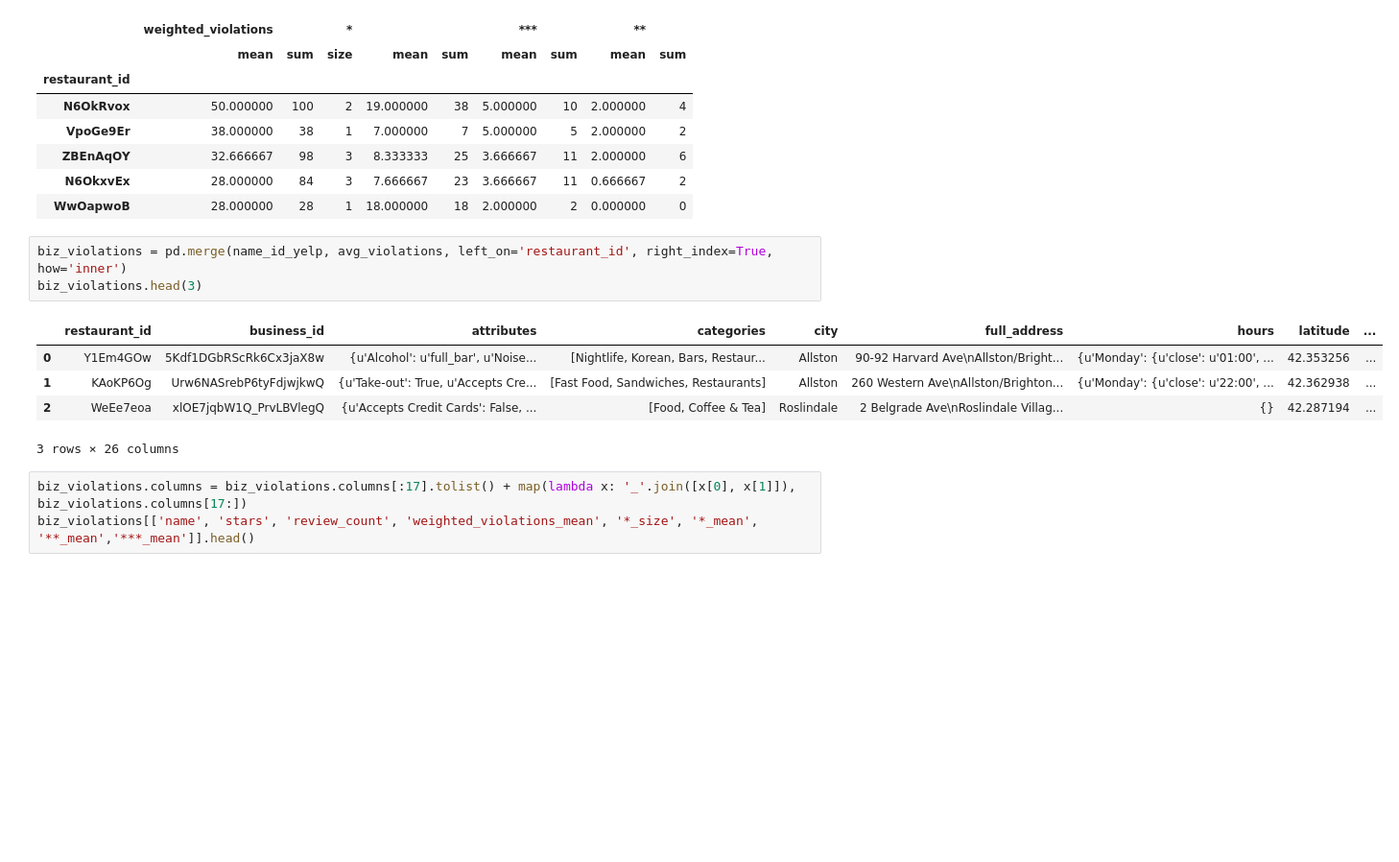
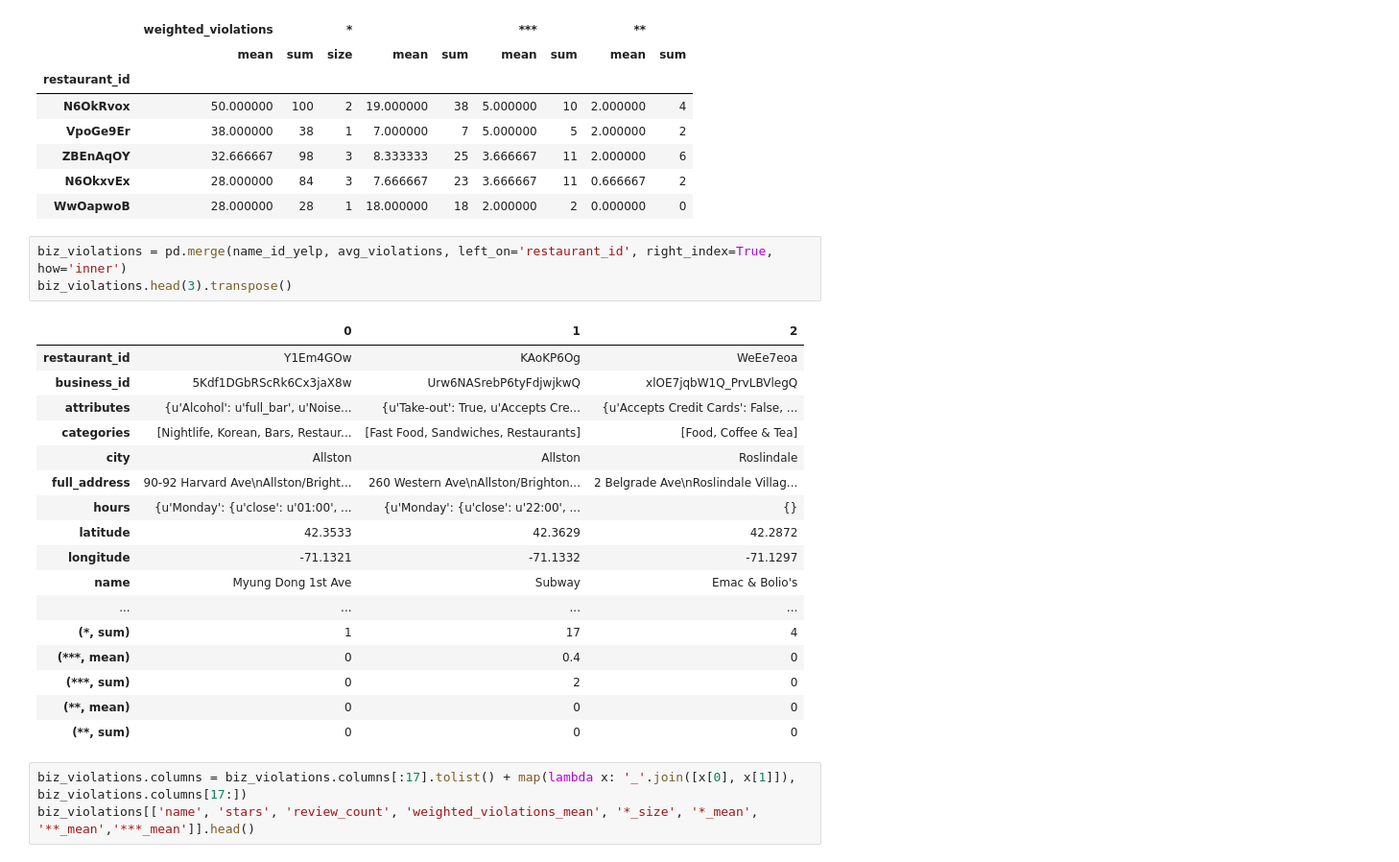
Before and after one commit to jhalverson/data_science, a Jupyter notebook: project_boston_restaurants/part_2_yelp_business_data.ipynb, the cells around one changed output. Shown at 96% size. Drawn from its saved outputs; the diff is of its cells as text; blank space fills up the shorter version.

```diff
--- a/project_boston_restaurants/part_2_yelp_business_data.ipynb
+++ b/project_boston_restaurants/part_2_yelp_business_data.ipynb
@@ -88,13 +115,25 @@ avg_violations.sort_values([('weighted_violations', 'mean')], ascending=False).h
 | WwOapwoB | 28.000000 | 28 | 1 | 18.000000 | 18 | 2.000000 | 2 | 0.000000 | 0 |
 # %%
 biz_violations = pd.merge(name_id_yelp, avg_violations, left_on='restaurant_id', right_index=True, how='inner')
-biz_violations.head(3)
+biz_violations.head(3).transpose()
 # %% [output]
-|  | restaurant_id | business_id | attributes | categories | city | full_address | hours | latitude | ... |
-| 0 | Y1Em4GOw | 5Kdf1DGbRScRk6Cx3jaX8w | {u'Alcohol': u'full_bar', u'Noise... | [Nightlife, Korean, Bars, Restaur... | Allston | 90-92 Harvard Ave\nAllston/Bright... | {u'Monday': {u'close': u'01:00', ... | 42.353256 | ... |
-| 1 | KAoKP6Og | Urw6NASrebP6tyFdjwjkwQ | {u'Take-out': True, u'Accepts Cre... | [Fast Food, Sandwiches, Restaurants] | Allston | 260 Western Ave\nAllston/Brighton... | {u'Monday': {u'close': u'22:00', ... | 42.362938 | ... |
-| 2 | WeEe7eoa | xlOE7jqbW1Q_PrvLBVlegQ | {u'Accepts Credit Cards': False, ... | [Food, Coffee & Tea] | Roslindale | 2 Belgrade Ave\nRoslindale Villag... | {} | 42.287194 | ... |
+|  | 0 | 1 | 2 |
+| restaurant_id | Y1Em4GOw | KAoKP6Og | WeEe7eoa |
+| business_id | 5Kdf1DGbRScRk6Cx3jaX8w | Urw6NASrebP6tyFdjwjkwQ | xlOE7jqbW1Q_PrvLBVlegQ |
+| attributes | {u'Alcohol': u'full_bar', u'Noise... | {u'Take-out': True, u'Accepts Cre... | {u'Accepts Credit Cards': False, ... |
+| categories | [Nightlife, Korean, Bars, Restaur... | [Fast Food, Sandwiches, Restaurants] | [Food, Coffee & Tea] |
+| city | Allston | Allston | Roslindale |
+| full_address | 90-92 Harvard Ave\nAllston/Bright... | 260 Western Ave\nAllston/Brighton... | 2 Belgrade Ave\nRoslindale Villag... |
+| hours | {u'Monday': {u'close': u'01:00', ... | {u'Monday': {u'close': u'22:00', ... | {} |
+| latitude | 42.3533 | 42.3629 | 42.2872 |
+| longitude | -71.1321 | -71.1332 | -71.1297 |
+| name | Myung Dong 1st Ave | Subway | Emac & Bolio's |
+| ... | ... | ... | ... |
+| (*, sum) | 1 | 17 | 4 |
+| (***, mean) | 0 | 0.4 | 0 |
+| (***, sum) | 0 | 2 | 0 |
+| (**, mean) | 0 | 0 | 0 |
+| (**, sum) | 0 | 0 | 0 |
-3 rows × 26 columns
 # %%
 biz_violations.columns = biz_violations.columns[:17].tolist() + map(lambda x: '_'.join([x[0], x[1]]), biz_violations.columns[17:])
 biz_violations[['name', 'stars', 'review_count', 'weighted_violations_mean', '*_size', '*_mean', '**_mean','***_mean']].head()
```
Also changed, not shown: parts of 25 cells of this notebook, 3 other files.
